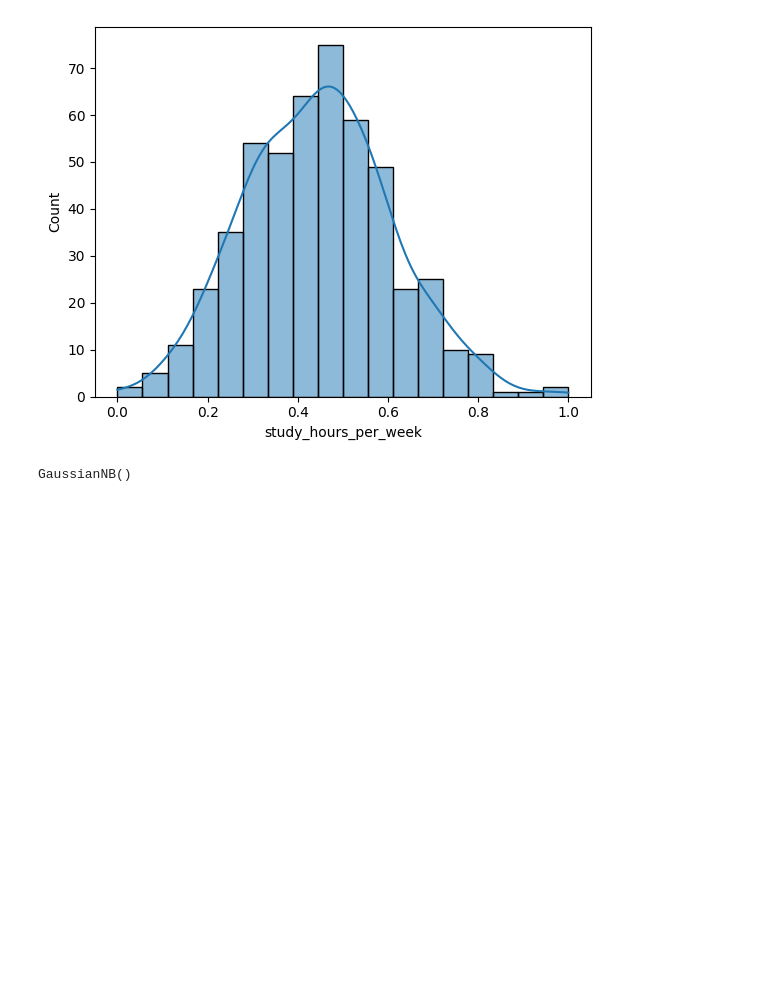
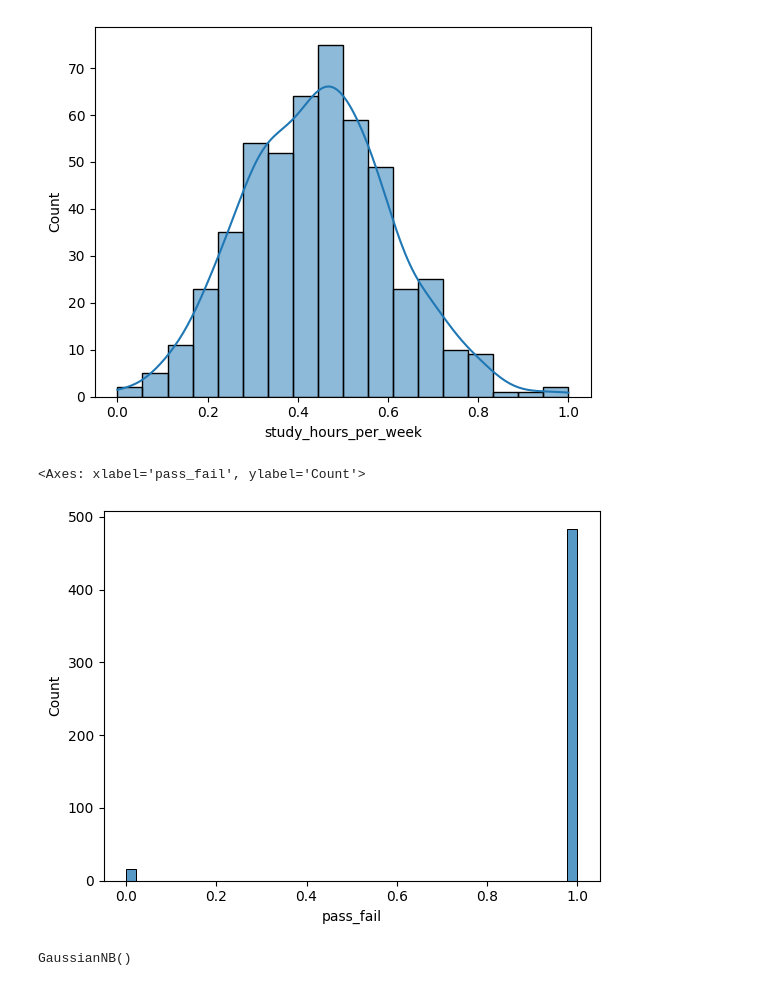
Before and after one commit to sanjaysk17/Project-random-and-Naive-bayes, a Jupyter notebook: task.ipynb, the cells around one changed output. Saved outputs shown, nothing was run; the diff lists cells and outputs as text; code cells hidden in the pictures; blank space fills up the shorter version.

```diff
--- a/task.ipynb
+++ b/task.ipynb
@@ -3,4 +3,4 @@ import pandas as pd
 import numpy as np
 import seaborn as sns
 # %%
-df=pd.read_csv(r"C:\Users\sanja\Desktop\Learning Random and Naive bayes\student_study_habits (1).csv")
+df=pd.read_csv(r"C:\Users\sanja\Desktop\New folder\Project-random-and-Naive-bayes\student_study_habits (1).csv")
@@ -20,3 +72,5 @@ df
 | 498 | 0.298508 | 0.385764 | 0.906468 | 0.333333 | 55.271003 | ... |
 | 499 | 0.213978 | 0.614517 | 0.806687 | 0.777778 | 60.375414 | ... |
 500 rows × 13 columns
+# %%
+df['pass_fail']=(df['final_grade']>=50).astype(int)
@@ -65,3 +138,8 @@ sns.histplot(df['study_hours_per_week'],kde=True)
 # %% [output]
 <Axes: xlabel='study_hours_per_week', ylabel='Count'>
 [figure]
+# %%
+sns.histplot(df['pass_fail'])
+# %% [output]
+<Axes: xlabel='pass_fail', ylabel='Count'>
+[figure, added]
```
Also changed, not shown: parts of 19 cells of this notebook, 8 other files.
